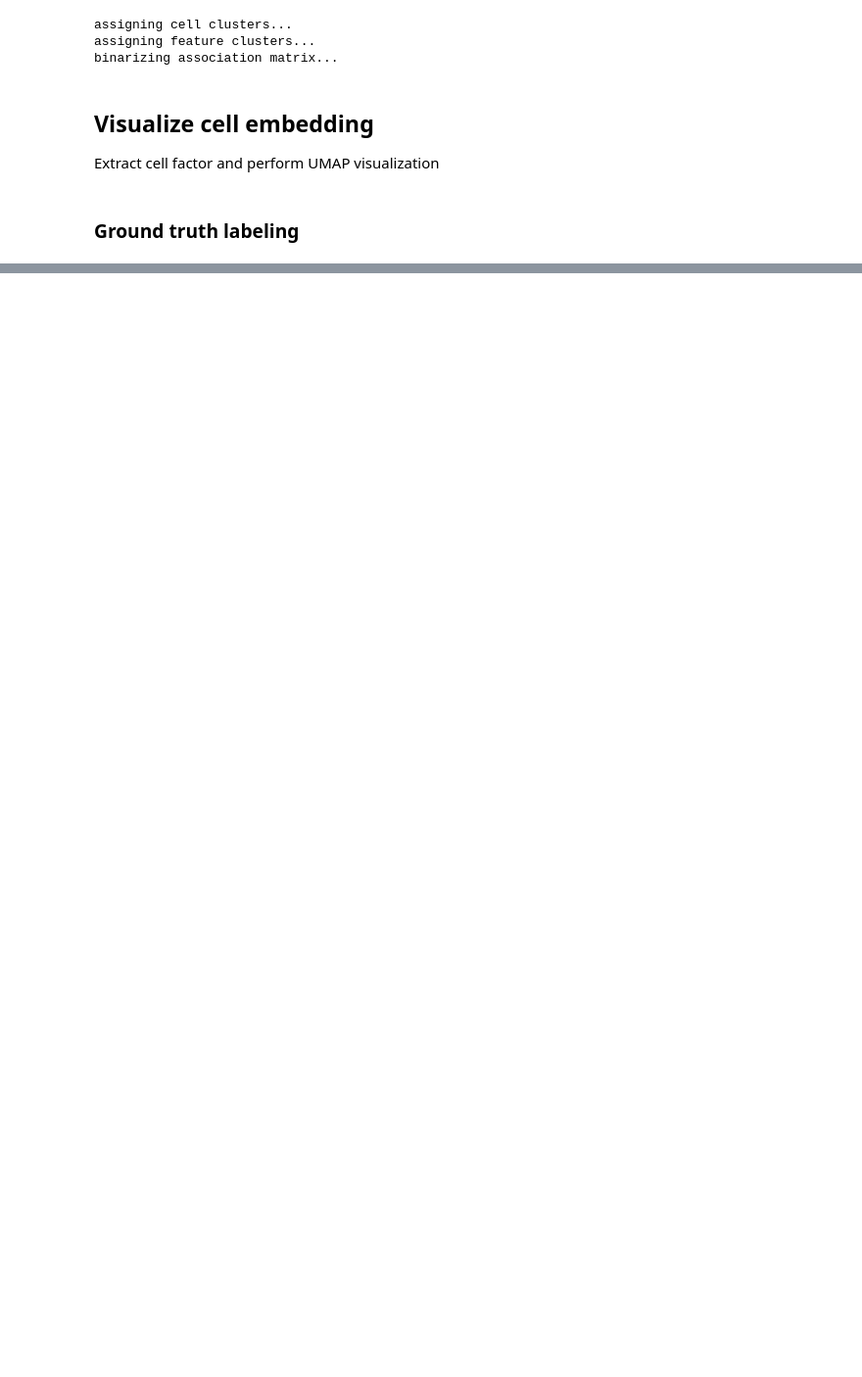
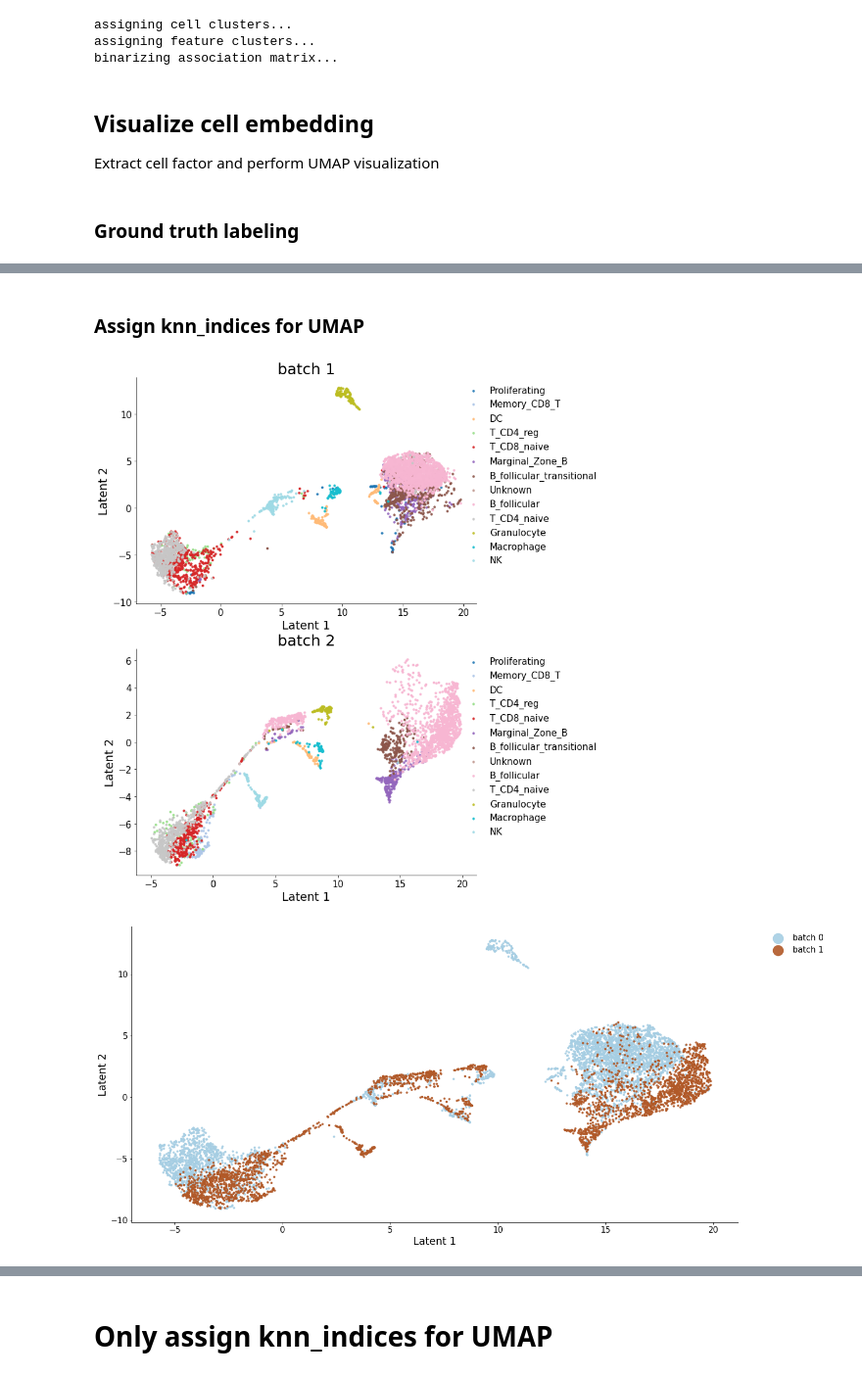
Before and after one commit to PeterZZQ/scMoMaT, a Jupyter notebook: Examples/test_Spleen_modified.ipynb, the cells around one changed output, grey strips where cells are left out. Shown at 98% size. Drawn from its saved outputs; the diff is of its cells as text; code cells hidden in the pictures; blank space fills up the shorter version.

```diff
--- a/Examples/test_Spleen_modified.ipynb
+++ b/Examples/test_Spleen_modified.ipynb
@@ -384,0 +313,2 @@ utils.plot_latent_ext(x_umaps, annos = pre_labels, mode = "joint", save = None,
+# %% [markdown]
+### Assign knn_indices for UMAP
@@ -384,0 +344,35 @@ utils.plot_latent_ext(x_umaps, annos = pre_labels, mode = "joint", save = None,
+# %%
+umap_op = UMAP(n_components = 2, n_neighbors = n_neighbors, min_dist = 0.3, random_state = 0,
+                metric='precomputed', knn_dists=knn_dists, knn_indices=knn_indices)
+x_umap = umap_op.fit_transform(s_pair_dist)
+# separate into batches
+x_umaps = []
+for batch in range(0,2):
+    if batch == 0:
+        start_pointer = 0
+        end_pointer = start_pointer + zs[batch].shape[0]
+        x_umaps.append(x_umap[start_pointer:end_pointer,:])
+    elif batch == 3:
+        start_pointer = start_pointer + zs[batch - 1].shape[0]
+        x_umaps.append(x_umap[start_pointer:,:])
+    else:
+        start_pointer = start_pointer + zs[batch - 1].shape[0]
+        end_pointer = start_pointer + zs[batch].shape[0]
+        x_umaps.append(x_umap[start_pointer:end_pointer,:])
+
+# utils.plot_latent_ext(x_umaps, annos = prec_labels, mode = "separate", save = None, figsize = (10,30), axis_label = "Latent")
+# %%
+utils.plot_latent_ext(x_umaps, annos = labels, mode = "separate", save = None,
+                      figsize = (10,15), axis_label = "Latent")
+
+utils.plot_latent_ext(x_umaps, annos = labels, mode = "modality", save = None,
+                      figsize = (20,10), axis_label = "Latent", markerscale = 6)
+
+utils.plot_latent_ext(x_umaps, annos = labels, mode = "joint", save = None,
+                      figsize = (20,10), axis_label = "Latent", markerscale = 6)
+
+utils.plot_latent_ext(x_umaps, annos = pre_labels, mode = "joint", save = None,
+                      figsize = (20,10), axis_label = "Latent", markerscale = 6)
+# %% [output]
+[figure, added]
+[figure, added]
@@ -384,0 +381,2 @@ utils.plot_latent_ext(x_umaps, annos = pre_labels, mode = "joint", save = None,
+# %% [markdown]
+# Only assign knn_indices for UMAP
```
Also changed, not shown: parts of 28 cells of this notebook.
